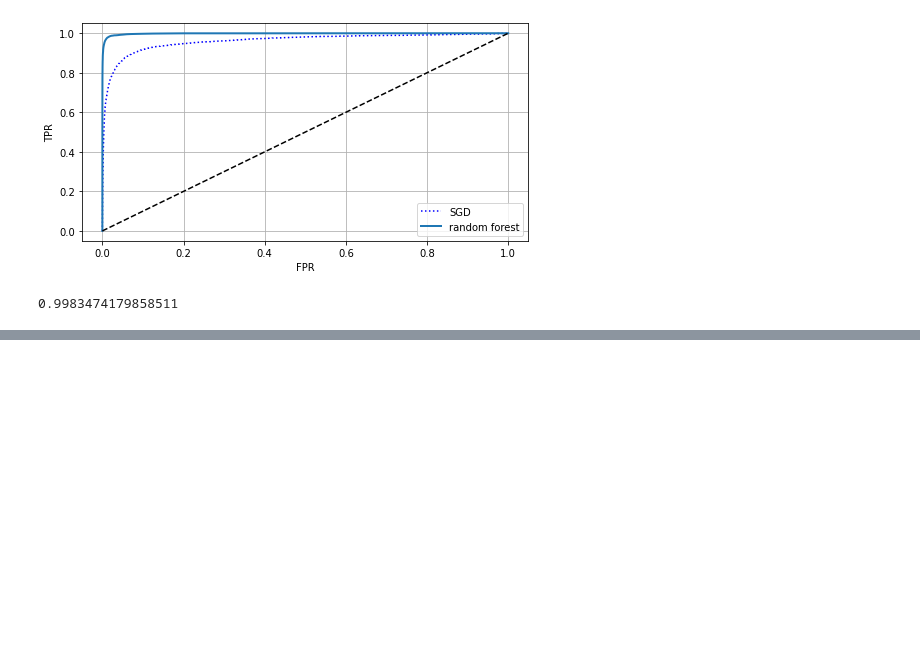
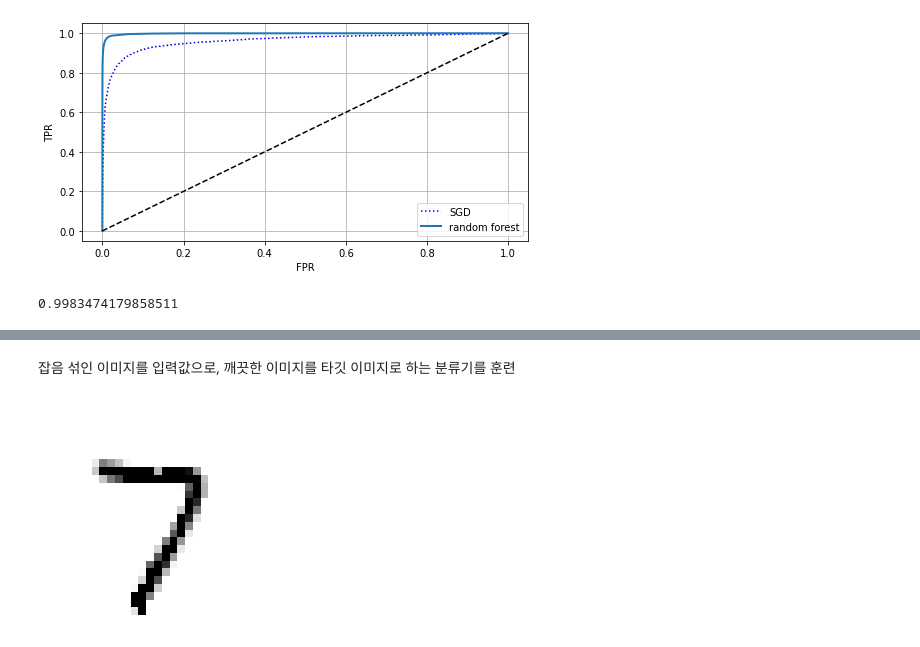
Before and after one commit to robomoan/Data_Science_Study, a Jupyter notebook: Handson_ML/handson_ml_3.ipynb, the cells around one changed output, grey strips where cells are left out. Cells and saved outputs as stored; diff of their text form; code cells hidden in the pictures; blank space fills up the shorter version.

```diff
--- a/Handson_ML/handson_ml_3.ipynb
+++ b/Handson_ML/handson_ml_3.ipynb
@@ -299,0 +420,6 @@ roc_auc_score(y_train_5, y_scores_forest)
+# %%
+def plot_digit(data):
+    image = data.reshape(28, 28)
+    plt.imshow(image, cmap = mpl.cm.binary,
+               interpolation="nearest")
+    plt.axis("off")
@@ -299,0 +496,15 @@ roc_auc_score(y_train_5, y_scores_forest)
+# %%
+noise = np.random.randint(0, 100, (len(X_train), 784))
+X_train_mod = X_train + noise
+noise = np.random.randint(0, 100, (len(X_test), 784))
+X_test_mod = X_test + noise
+y_train_mod = X_train
+y_test_mod = X_test
+# %% [markdown]
+잡음 섞인 이미지를 입력값으로, 깨끗한 이미지를 타깃 이미지로 하는 분류기를 훈련
+# %%
+knn_clf.fit(X_train_mod, y_train_mod)
+clean_digit = knn_clf.predict([X_test_mod[0]])
+plot_digit(clean_digit)
+# %% [output]
+[figure, added]
```
Also changed, not shown: parts of 35 cells of this notebook.
